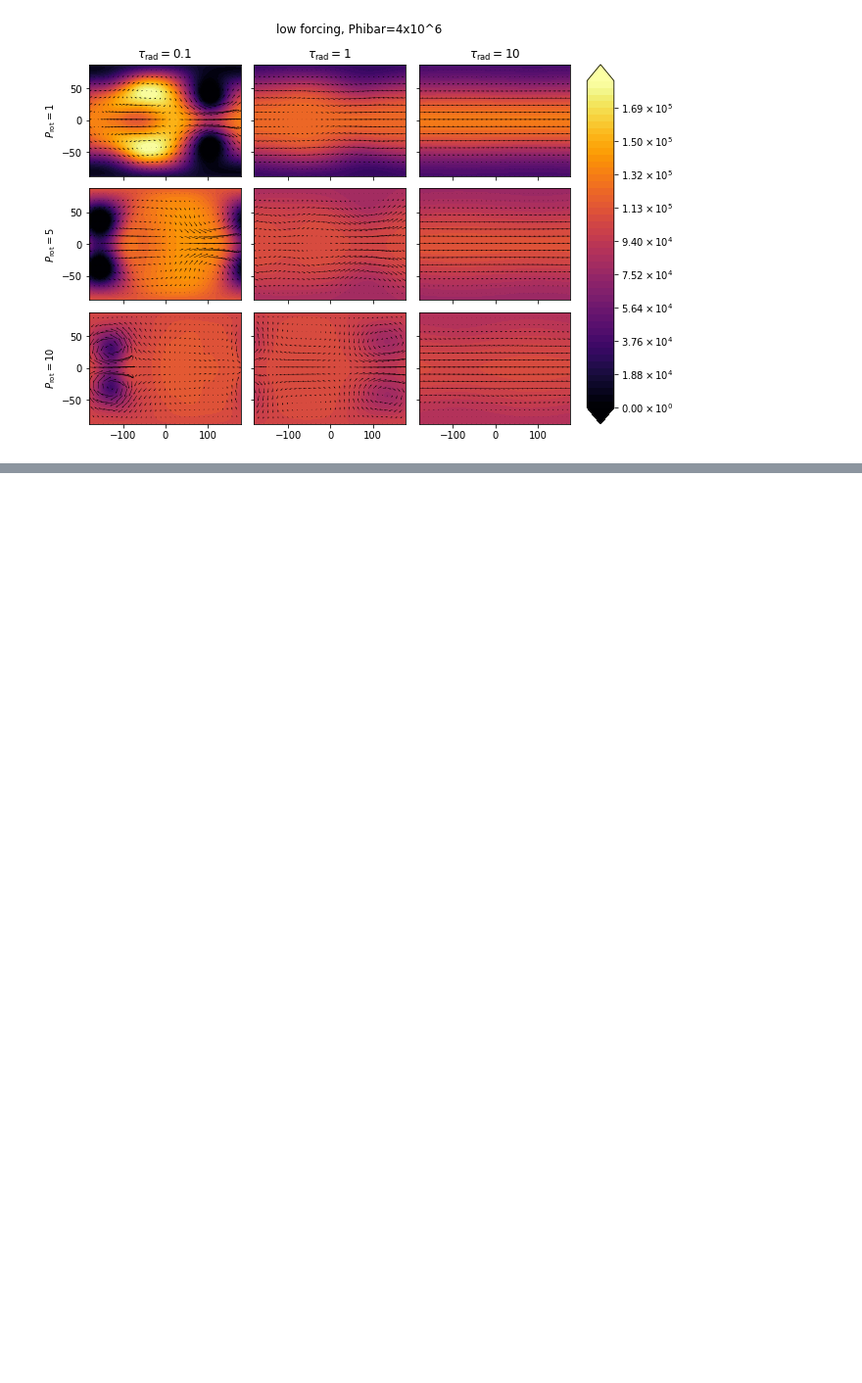
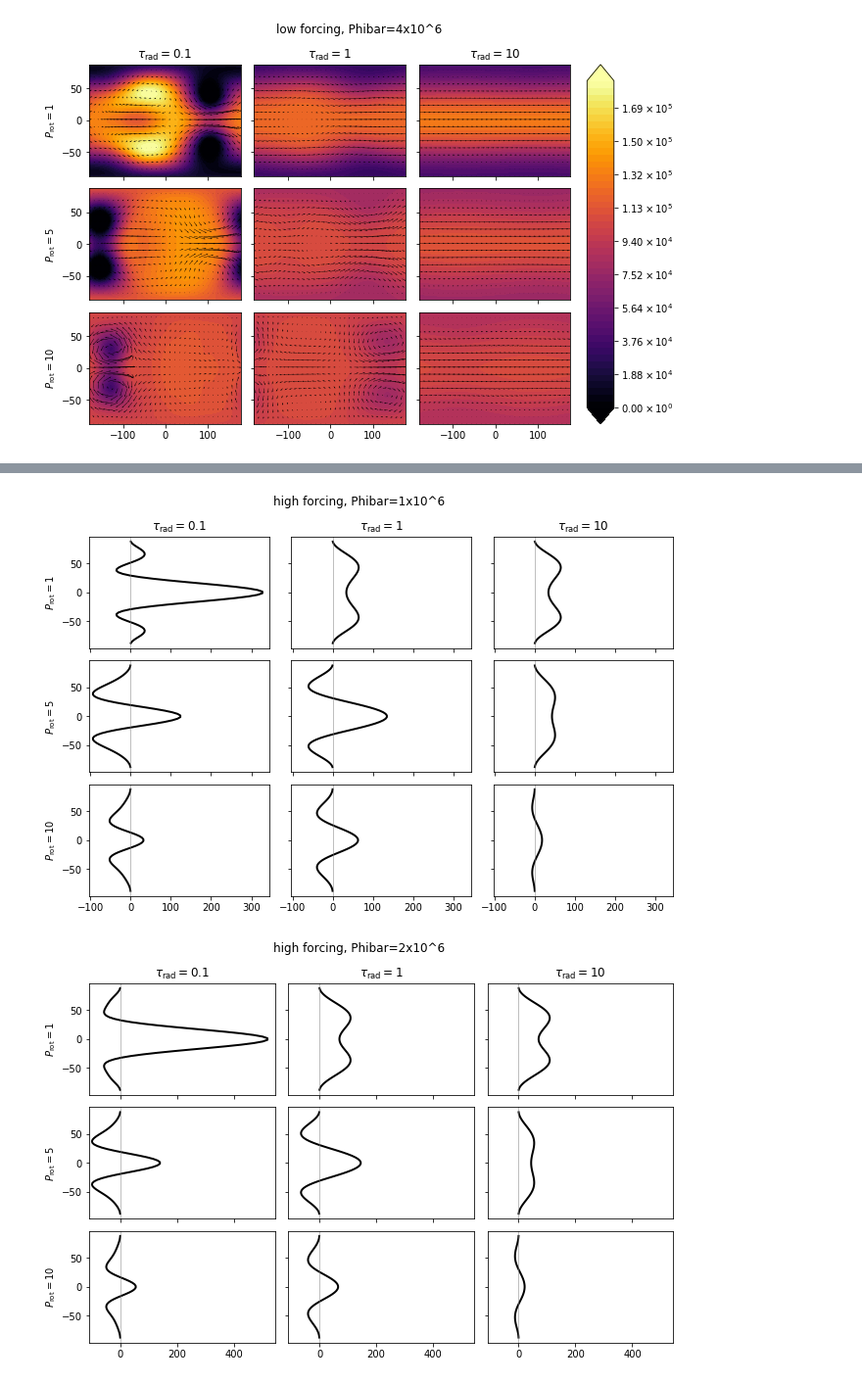
Before and after one commit to kathlandgren/SWAMPE, a Jupyter notebook: data/PBS-verification-plot/PBS-verification-plot.ipynb, the cells around one changed output, grey strips where cells are left out. Shown at 98% size. Drawn from its saved outputs; the diff is of its cells as text; code cells hidden in the pictures; blank space fills up the shorter version.

```diff
--- a/data/PBS-verification-plot/PBS-verification-plot.ipynb
+++ b/data/PBS-verification-plot/PBS-verification-plot.ipynb
@@ -426,0 +556,31 @@ for k in range(3):
+# %%
+sample=read_pickle('high-Phibar4-P10-tau10-Phi')
+[a,b]=np.shape(sample)
+
+forcingarray=['high','medium','low']
+phibararray=['1','2','3','4']
+Pvec=[1,5,10]
+tauvec=['0p1',1,10]
+
+for k in range(3):
+    for l in range(4):
+        firstname=forcingarray[k]+'-Phibar'+phibararray[l]+'-P'
+
+        Phidata=np.zeros((9,a,b))
+        Udata=np.zeros((9,a,b))
+        Vdata=np.zeros((9,a,b))
+
+
+        for i in range(3):
+            for j in range(3):
+
+
+                Ufilename=firstname+str(Pvec[j])+'-tau'+str(tauvec[i])+'-U'
+                Udata[i+3*j,:,:]=read_pickle(Ufilename)
+
+
+        title=forcingarray[k]+' forcing, Phibar='+phibararray[l]+'x10^6'
+        makewindgrid(Udata,title)
+# %% [output]
+[figure, added]
+[figure, added]
```
Also changed, not shown: parts of 6 cells of this notebook.
